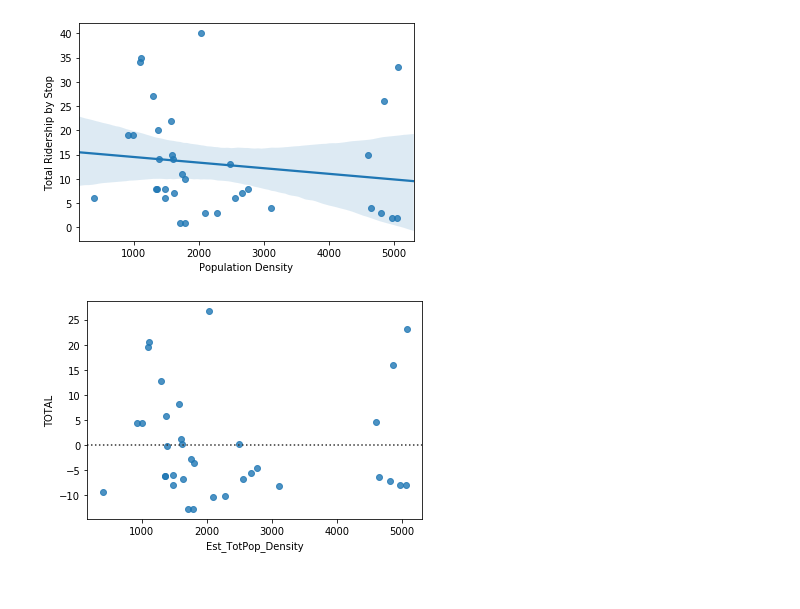
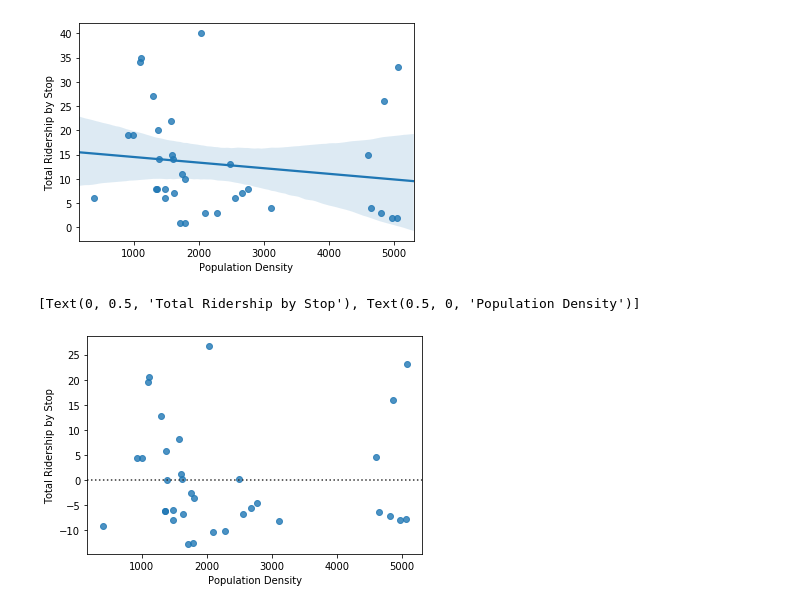
Before and after one commit to joy-kitson/bus-routes, a Jupyter notebook: src/util_v_pop_plot.ipynb, the cells around one changed output. Saved outputs shown, nothing was run; the diff lists cells and outputs as text; code cells hidden in the pictures.

Commit message:
updated labels again to be consistent with the previous plot

```diff
--- a/src/util_v_pop_plot.ipynb
+++ b/src/util_v_pop_plot.ipynb
@@ -48,9 +48,10 @@ plt.set(xlabel='Population Density', ylabel='Total Ridership by Stop')
 [figure]
 # %%
 vice_plt = sns.residplot(x=non_transfer['Est_TotPop_Density'], y=non_transfer['TOTAL'])
-plt.set(xlabel='Population Density', ylabel='Total Ridership by Stop')
+vice_plt.set(xlabel='Population Density', ylabel='Total Ridership by Stop')
 # %% [output]
+[Text(0, 0.5, 'Total Ridership by Stop'), Text(0.5, 0, 'Population Density')]
-[figure, old version]
+[figure, new version]
 # %%
 fig = plt.get_figure()
 fig.savefig('..//plots//linear_pop_v_util_no_transfer.png')
```
